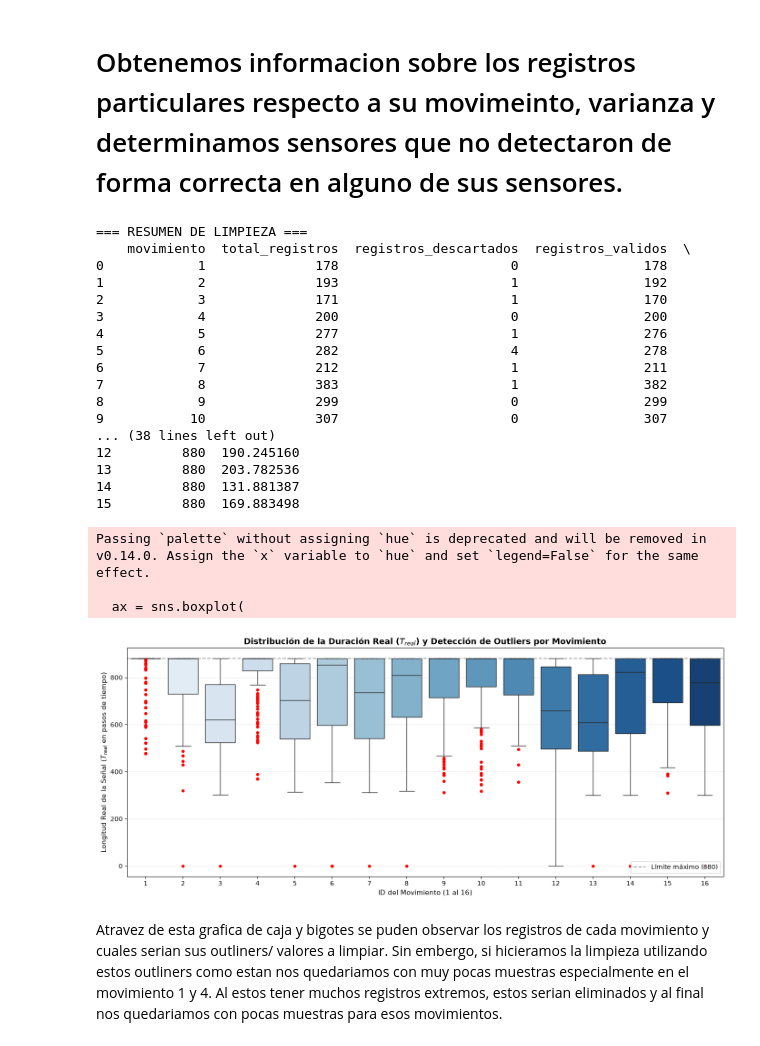
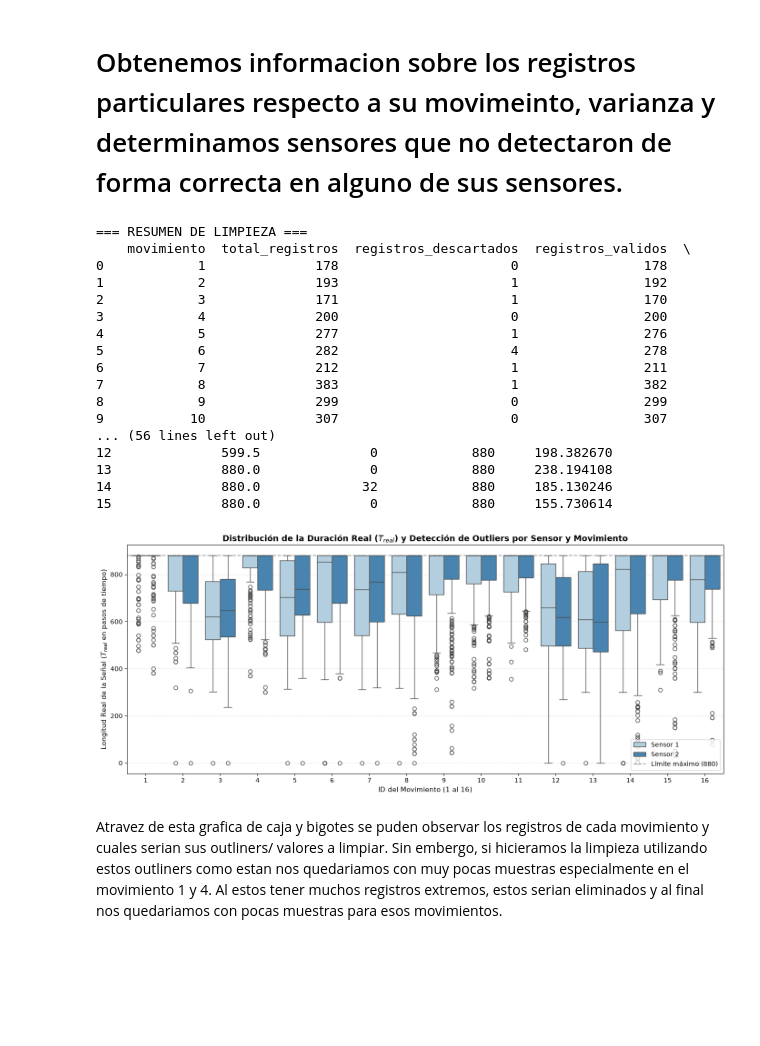
Before and after one commit to Edgarong17/Reto-Primer-Parcial-REHAB, a Jupyter notebook: Limpieza_de_datos_V2.ipynb, the cells around one changed output. Drawn from its saved outputs; the diff is of its cells as text; code cells hidden in the pictures; blank space fills up the shorter version.

```diff
--- a/Limpieza_de_datos_V2.ipynb
+++ b/Limpieza_de_datos_V2.ipynb
@@ -290,27 +290,27 @@ for i in range(1, 17):
         fila_s2 = s2[j]
 
         # Pasos activos, es decir, los pasos de tiempo donde al menos un canal tiene un valor distinto de cero
-        pasos_activos = np.where(~np.all(fila_s1 == 0, axis=1))[0]
+        pasos_activos_s1 = np.where(~np.all(fila_s1 == 0, axis=1))[0]
+        pasos_activos_s2 = np.where(~np.all(fila_s2 == 0, axis=1))[0]
 
-        # t_real seria la longitud real de la señal, es decir, el último paso activo + 1 (es decir, antes de agregar el padding de ceros)
-        if len(pasos_activos) == 0:
-            # Si no hay pasos activos, entonces t_real es 0
-            t_real = 0
-        else:
-            # Si hay pasos activos, t_real es el último paso activo + 1
-            t_real = pasos_activos[-1] + 1
+        # Si no hay pasos activos, entonces t_real es 0
+        t_real_s1= 0 if len(pasos_activos_s1) == 0 else pasos_activos_s1[-1] + 1
+        t_real_s2= 0 if len(pasos_activos_s2) == 0 else pasos_activos_s2[-1] + 1
 
         # Varianza global del sensor (Suma de los 6 canales), utilizando solo los pasos activos
-        val_s1 = fila_s1[:t_real]
-        val_s2 = fila_s2[:t_real]
+        val_s1 = fila_s1[:t_real_s1]
+        val_s2 = fila_s2[:t_real_s2]
 
 
-        if t_real > 0:
+        if t_real_s1 > 0:
             # Calculamos la varianza de cada canal y luego sumamos las varianzas de los 6 canales
             var_total_s1 = np.sum(np.var(val_s1, axis=0))
+        else:
+            var_total_s1 = 0.0
+
+        if t_real_s2 > 0:
             var_total_s2 = np.sum(np.var(val_s2, axis=0))
         else:
-            var_total_s1 = 0.0
             var_total_s2 = 0.0
 
         # Determinamos si alguno de los sensores tiene una varianza total menor a un umbral muy pequeño (1e-8), lo que indicaría que el sensor está "muerto" o no está registrando movimiento.
@@ -321,7 +321,8 @@ for i in range(1, 17):
             {
                 "movimiento": i,
                 "registro_id": j,
-                "t_real": t_real,
+                "t_real_s1": t_real_s1,
+                "t_real_s2": t_real_s2,
                 "varianza_s1": var_total_s1,
                 "varianza_s2": var_total_s2,
                 "canal_muerto": sensor_muerto,
@@ -336,63 +337,77 @@ print(df_rep.groupby("movimiento").agg(
     registros_descartados=("canal_muerto", "sum"),
     registros_validos=("canal_muerto", lambda x: (~x).sum()),
     porcentaje_descartados=("canal_muerto", lambda x: (x.sum() / x.count()) * 100),
-    promedio_t_real=("t_real", "mean"),
-    mediana_t_real=("t_real", "median"),
-    min_t_real=("t_real", "min"),
-    max_t_real=("t_real", "max"),
-    std_t_real=("t_real", "std"),
+    promedio_t_real_s1=("t_real_s1", "mean"),
+    mediana_t_real_s1=("t_real_s1", "median"),
+    min_t_real_s1=("t_real_s1", "min"),
+    max_t_real_s1=("t_real_s1", "max"),
+    std_t_real_s1=("t_real_s1", "std"),
+    promedio_t_real_s2=("t_real_s2", "mean"),
+    mediana_t_real_s2=("t_real_s2", "median"),
+    min_t_real_s2=("t_real_s2", "min"),
+    max_t_real_s2=("t_real_s2", "max"),
+    std_t_real_s2=("t_real_s2", "std"),
 ).reset_index())
+
+# Formato largo para visualizar la duración de ambos sensores.
+df_t_real = df_rep.melt(
+    id_vars=["movimiento", "registro_id"],
+    value_vars=["t_real_s1", "t_real_s2"],
+    var_name="sensor",
+    value_name="t_real",
+)
+df_t_real["sensor"] = df_t_real["sensor"].map({
+    "t_real_s1": "Sensor 1",
+    "t_real_s2": "Sensor 2",
+})
+
 
 # Generamos un grafico de boxplot para visualizar la distribución de t_real por cada movimiento y detectar outliers
 plt.figure(figsize=(14, 6))
 
 # Graficar el boxplot de T_real para cada movimiento
 ax = sns.boxplot(
-    data=df_rep,
+    data=df_t_real,
     x="movimiento",
     y="t_real",
+    hue="sensor",
     palette="Blues",
-    fliersize=4,
-    flierprops=dict(marker="o", markerfacecolor="red", markeredgecolor="red"),
-)
+    showfliers=True,)
 
 plt.title(
-    "Distribución de la Duración Real ($T_{real}$) y Detección de Outliers por Movimiento",
+    "Distribución de la Duración Real ($T_{real}$) y Detección de Outliers por Sensor y Movimiento",
     fontsize=13,
     fontweight="bold",
 )
 plt.xlabel("ID del Movimiento (1 al 16)", fontsize=11)
 plt.ylabel("Longitud Real de la Señal ($T_{real}$ en pasos de tiempo)", fontsize=11)
 plt.axhline(
     880, color="gray", linestyle="--", alpha=0.7, label="Límite máximo (880)"
 )
 plt.grid(axis="y", linestyle=":", alpha=0.6)
 plt.legend(loc="lower right")
 
 plt.tight_layout()
 plt.show()
 # %% [output]
 === RESUMEN DE LIMPIEZA ===
     movimiento  total_registros  registros_descartados  registros_validos  \
 0            1              178                      0                178
 1            2              193                      1                192
 2            3              171                      1                170
 3            4              200                      0                200
 4            5              277                      1                276
 5            6              282                      4                278
 6            7              212                      1                211
 7            8              383                      1                382
 8            9              299                      0                299
 9           10              307                      0                307
-... (38 lines left out)
-12         880  190.245160
-13         880  203.782536
-14         880  131.881387
-15         880  169.883498
+... (56 lines left out)
+12              599.5              0            880     198.382670
+13              880.0              0            880     238.194108
+14              880.0             32            880     185.130246
+15              880.0              0            880     155.730614
-Passing `palette` without assigning `hue` is deprecated and will be removed in v0.14.0. Assign the `x` variable to `hue` and set `legend=False` for the same effect.
-
-  ax = sns.boxplot(
-[figure, old version]
+[figure, new version]
 # %% [markdown]
 Atravez de esta grafica de caja y bigotes se puden observar los registros de cada movimiento y cuales serian sus outliners/ valores a limpiar. Sin embergo, si hicieramos la limpieza utilizando estos outliners como estan nos quedariamos con muy pocas muestras especialmente en el movimiento 1 y 4. Al estos tener muchos registros extremos, estos serian eliminados y al final nos quedariamos con pocas muestras para esos movimientos.
 # %% [markdown]
```
Also changed, not shown: parts of 11 cells of this notebook.
